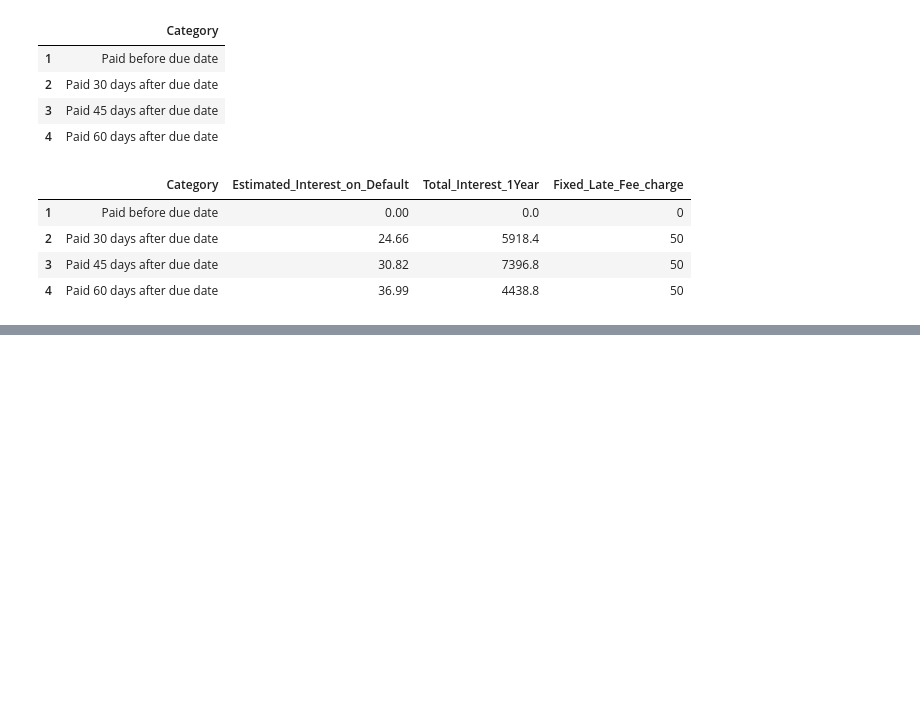
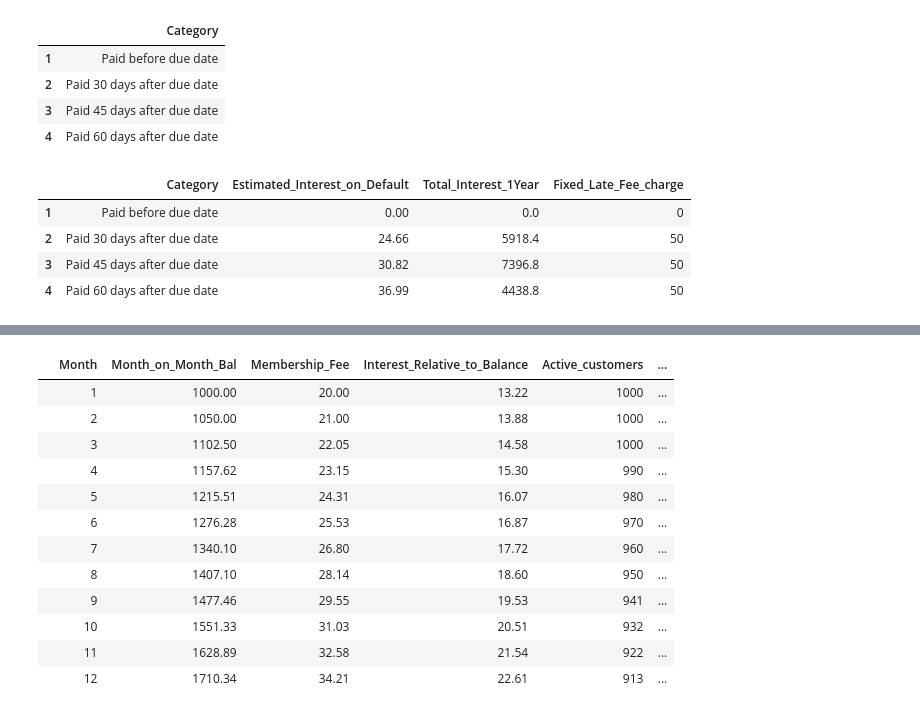
Before and after one commit to Ajkuch7/Maxmizing-profit-of-credit-card, a Jupyter notebook: Credit Card Company-checkpoint.ipynb, the cells around one changed output, grey strips where cells are left out. Drawn from its saved outputs; the diff is of its cells as text; code cells hidden in the pictures; blank space fills up the shorter version.

```diff
--- a/Credit Card Company-checkpoint.ipynb
+++ b/Credit Card Company-checkpoint.ipynb
@@ -156,0 +293,27 @@ report
+# %%
+# Creating a Dataframe for scenario 2
+
+Data_Calc_scenario2['Interest_Relative_to_Balance']=Data_Calc_scenario2['Month_on_Month_Bal'].apply(interest_calc)
+Data_Calc_scenario2.insert(4,'Active_customers',active_customers(),True)
+Data_Calc_scenario2['Total_Fixed_Late_Fee']=Data_Calc_scenario2['Active_customers'].apply(lambda cust: (1-cust_no_delay)*cust*late_fee)
+Data_Calc_scenario2['Total_Interest_30days_late']=Data_Calc_scenario2[['Interest_Relative_to_Balance','Active_customers']].apply(int_30days,axis=1)
+Data_Calc_scenario2['Total_Interest_45days_late']=Data_Calc_scenario2[['Interest_Relative_to_Balance','Active_customers']].apply(int_45days,axis=1)
+Data_Calc_scenario2['Total_Interest_60days_late']=Data_Calc_scenario2[['Interest_Relative_to_Balance','Active_customers']].apply(int_60days,axis=1)
+Data_Calc_scenario2['Total_Late_Charges_Collected']=(Data_Calc_scenario2.iloc[:,5:]).apply(total_charge,axis=1)
+
+# Printing out the result
+Data_Calc_scenario2
+# %% [output]
+|  | Month | Month_on_Month_Bal | Membership_Fee | Interest_Relative_to_Balance | Active_customers | ... |
+|  | 1 | 1000.00 | 20.00 | 13.22 | 1000 | ... |
+|  | 2 | 1050.00 | 21.00 | 13.88 | 1000 | ... |
+|  | 3 | 1102.50 | 22.05 | 14.58 | 1000 | ... |
+|  | 4 | 1157.62 | 23.15 | 15.30 | 990 | ... |
+|  | 5 | 1215.51 | 24.31 | 16.07 | 980 | ... |
+|  | 6 | 1276.28 | 25.53 | 16.87 | 970 | ... |
+|  | 7 | 1340.10 | 26.80 | 17.72 | 960 | ... |
+|  | 8 | 1407.10 | 28.14 | 18.60 | 950 | ... |
+|  | 9 | 1477.46 | 29.55 | 19.53 | 941 | ... |
+|  | 10 | 1551.33 | 31.03 | 20.51 | 932 | ... |
+|  | 11 | 1628.89 | 32.58 | 21.54 | 922 | ... |
+|  | 12 | 1710.34 | 34.21 | 22.61 | 913 | ... |
```
Also changed, not shown: parts of 11 cells of this notebook.
